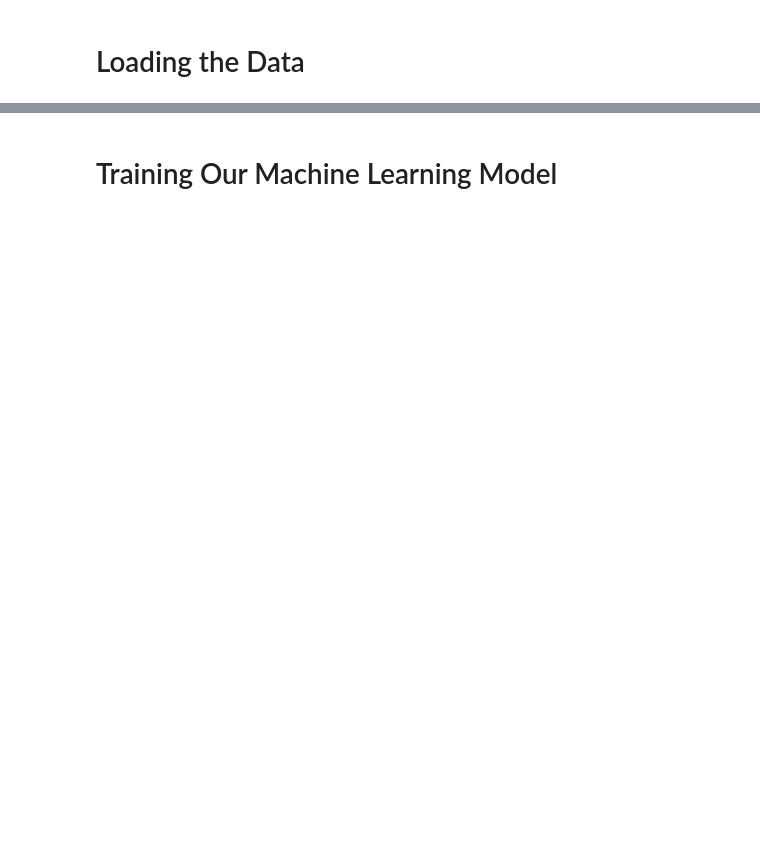
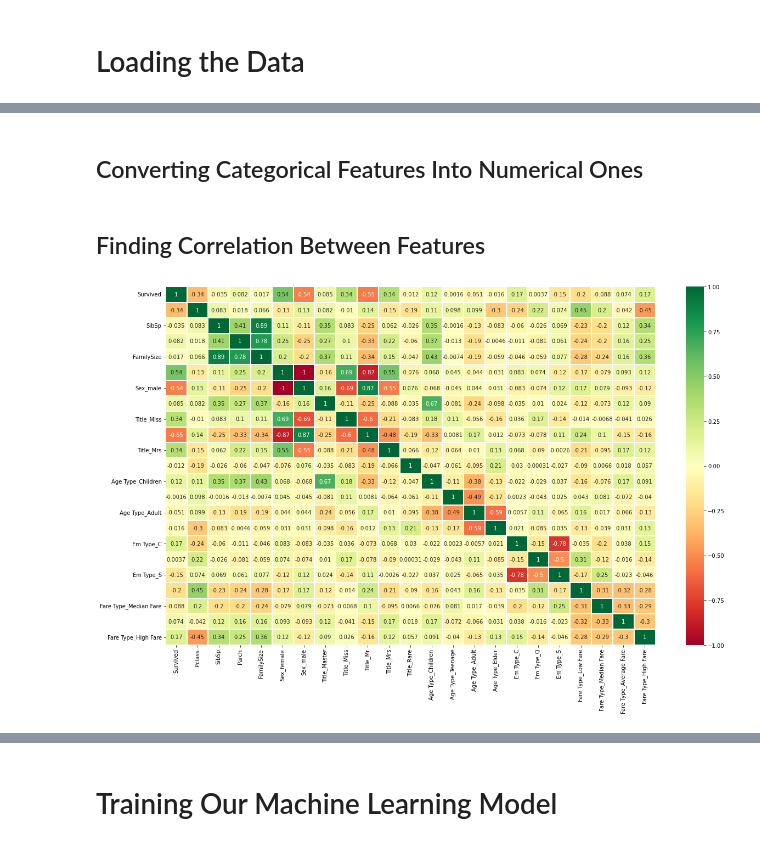
Before and after one commit to pheygiod/my_projects, a Jupyter notebook: to_complete/titanic.ipynb, the cells around one changed output, grey strips where cells are left out. Cells and saved outputs as stored; diff of their text form; code cells hidden in the pictures; blank space fills up the shorter version.

```diff
--- a/to_complete/titanic.ipynb
+++ b/to_complete/titanic.ipynb
@@ -160,0 +67,10 @@ test_data.head()
+# %%
+# Filling missing values in the training set
+train_df['Embarked'].fillna(train_df['Embarked'].mode()[0], inplace = True) # why are we adding [0]?
+train_df['Age'].fillna(train_df['Age'].median(), inplace = True)
+test_df['Fare'].fillna(test_df['Fare'].median(), inplace = True)
+
+# Dropping columns with too many missing values
+drop_column = ['Cabin']
+train_df.drop(drop_column, axis=1, inplace = True)
+test_df.drop(drop_column, axis=1, inplace=True)
@@ -160,0 +135,4 @@ test_data.head()
+# %%
+# Making a copy of both datasets and starting to work for the copy of the datasets
+traindf = train_df
+testdf = test_df
@@ -160,0 +146,21 @@ test_data.head()
+# %%
+# Dropping the PassengerId column only in the training set as we will need it in the test set for our predictions
+drop_column = ['PassengerId']
+traindf.drop(drop_column, axis=1, inplace = True)
+# %% [markdown]
+## Converting Categorical Features Into Numerical Ones
+# %%
+# Turning each categorical feature of both datasets into a numerical one
+traindf = pd.get_dummies(traindf, columns = ["Sex","Title","Age Bin","Embarked","Fare Bin"],
+                             prefix=["Sex","Title","Age Type","Em Type","Fare Type"])
+testdf = pd.get_dummies(testdf, columns = ["Sex","Title","Age Bin","Embarked","Fare Bin"],
+                             prefix=["Sex","Title","Age Type","Em Type","Fare Type"])
+# %% [markdown]
+## Finding Correlation Between Features
+# %%
+sns.heatmap(traindf.corr(),annot=True,cmap='RdYlGn',linewidths=0.2) #data.corr()-->correlation matrix
+fig=plt.gcf()
+fig.set_size_inches(20,12)
+plt.show()
+# %% [output]
+[figure, added]
```
Also changed, not shown: parts of 42 cells of this notebook.
